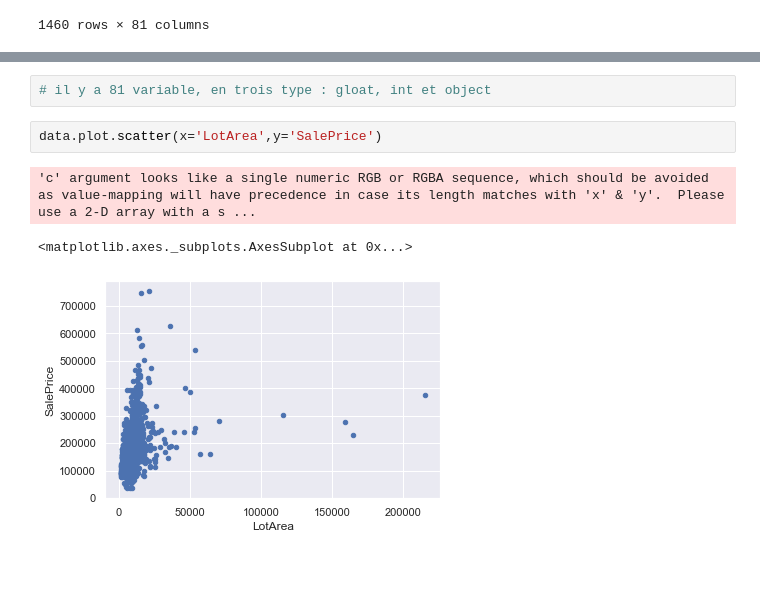
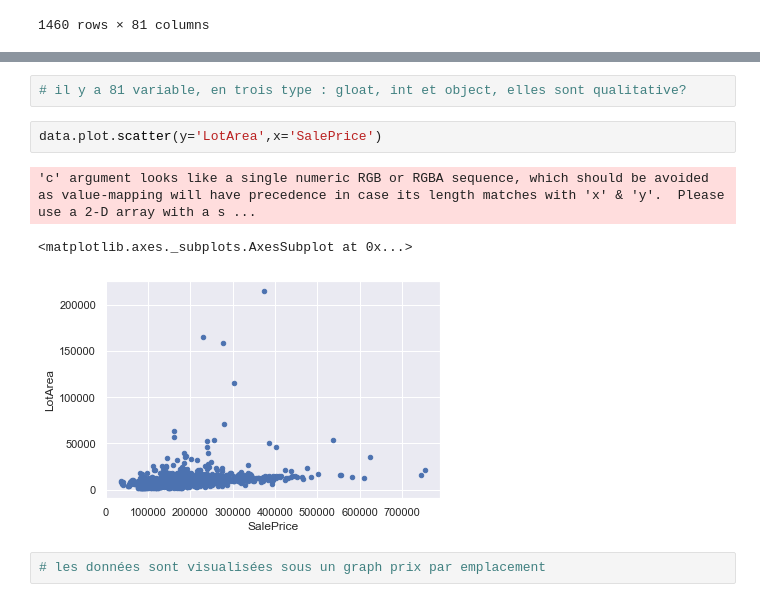
Before and after one commit to artnotek/python_v2, a Jupyter notebook: Exo_datavision1.ipynb, the cells around one changed output, grey strips where cells are left out. Saved outputs shown, nothing was run; the diff lists cells and outputs as text; blank space fills up the shorter version.

```diff
--- a/Exo_datavision1.ipynb
+++ b/Exo_datavision1.ipynb
@@ -58,10 +66,12 @@ Data columns (total 81 columns):
 dtypes: float64(3), int64(35), object(43)
 memory usage: 678.7+ KB
 # %%
-# il y a 81 variable, en trois type : gloat, int et object
+# il y a 81 variable, en trois type : gloat, int et object, elles sont qualitative?
 # %%
-data.plot.scatter(x='LotArea',y='SalePrice')
+data.plot.scatter(y='LotArea',x='SalePrice')
 # %% [output]
 'c' argument looks like a single numeric RGB or RGBA sequence, which should be avoided as value-mapping will have precedence in case its length matches with 'x' & 'y'.  Please use a 2-D array with a s ...
 <matplotlib.axes._subplots.AxesSubplot at 0x...>
-[figure, old version]
+[figure, new version]
+# %%
+# les données sont visualisées sous un graph prix par emplacement
```
Also changed, not shown: parts of 8 cells of this notebook, 1 other file.
